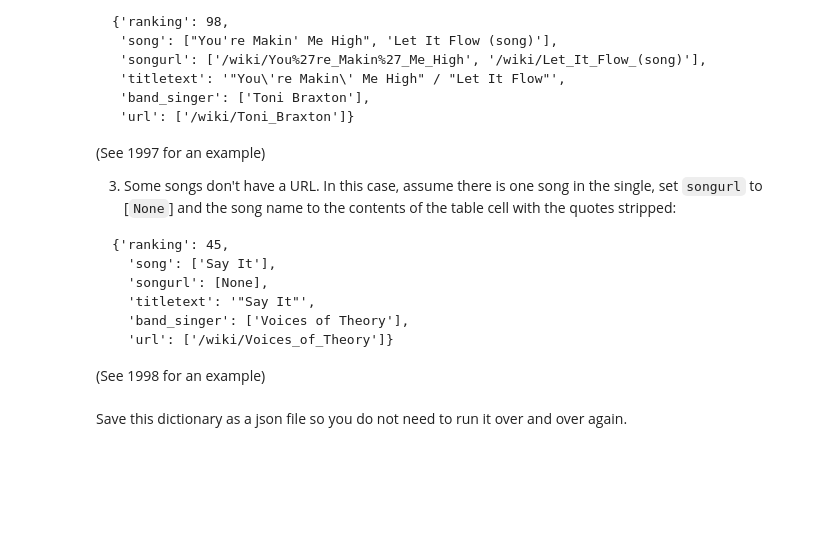
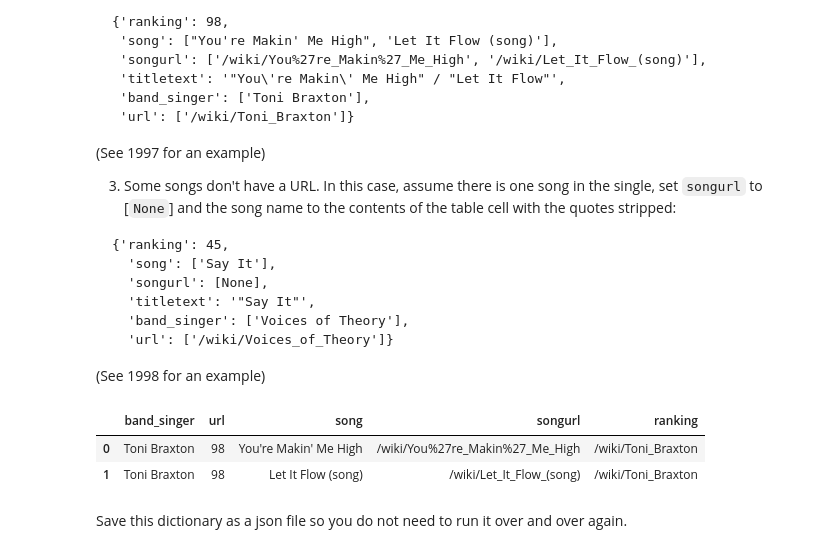
Before and after one commit to PrasannaDK/ml1-hw1, a Jupyter notebook: distribute_HW1.ipynb, the cells around one changed output. Cells and saved outputs as stored; diff of their text form; code cells hidden in the pictures; blank space fills up the shorter version.

```diff
--- a/distribute_HW1.ipynb
+++ b/distribute_HW1.ipynb
@@ -275,3 +286,11 @@ A dictionary with the following data:
+# %%
+df = pd.DataFrame(list, columns = ['band_singer','url','song','songurl','ranking'])
+# %%
+df
+# %% [output]
+|  | band_singer | url | song | songurl | ranking |
+| 0 | Toni Braxton | 98 | You're Makin' Me High | /wiki/You%27re_Makin%27_Me_High | /wiki/Toni_Braxton |
+| 1 | Toni Braxton | 98 | Let It Flow (song) | /wiki/Let_It_Flow_(song) | /wiki/Toni_Braxton |
 # %% [markdown]
 Save this dictionary as a json file so you do not need to run it over and over again.
 # %%
```
Also changed, not shown: parts of 8 cells of this notebook.
